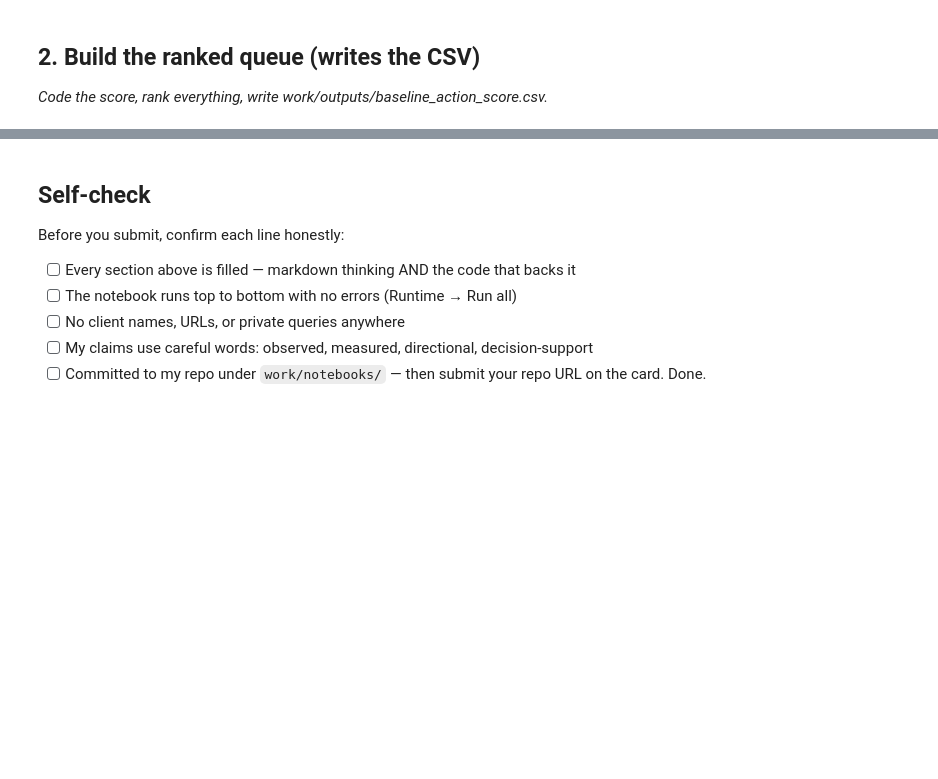
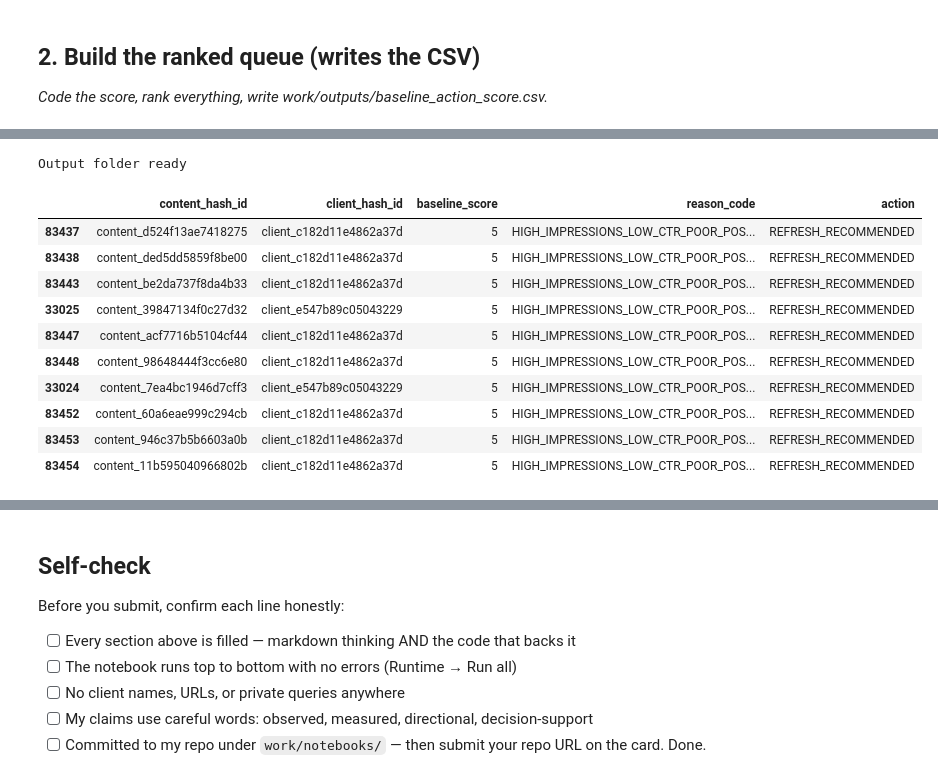
Before and after one commit to GauriKale1328/flyrank-assignment, a Jupyter notebook: work/notebooks/w04_baseline_score.ipynb, the cells around one changed output, grey strips where cells are left out. Saved outputs shown, nothing was run; the diff lists cells and outputs as text; code cells hidden in the pictures; blank space fills up the shorter version.

```diff
--- a/work/notebooks/w04_baseline_score.ipynb
+++ b/work/notebooks/w04_baseline_score.ipynb
@@ -26,0 +106,10 @@ This skeleton is yours to fill. Work the sections **in order** — each one has
+# %%
+df = con.execute("""
+SELECT *
+FROM read_parquet(
+'hf://datasets/FlyRank/internship-warehouse/fact_content_daily_performance/month=2026-03/data_0.parquet'
+)
+LIMIT 100000
+""").df()
+
+df.shape
@@ -26,0 +190,46 @@ This skeleton is yours to fill. Work the sections **in order** — each one has
+# %%
+import os
+
+os.makedirs("work/outputs", exist_ok=True)
+
+print("Output folder ready")
+# %% [output]
+Output folder ready
+# %%
+# Rank pages by baseline score
+
+queue = df.sort_values(
+    by="baseline_score",
+    ascending=False
+)
+
+# Select required columns
+baseline_queue = queue[
+    [
+        "content_hash_id",
+        "client_hash_id",
+        "baseline_score",
+        "reason_code",
+        "action"
+    ]
+]
+
+# Write CSV
+baseline_queue.to_csv(
+    "work/outputs/baseline_action_score.csv",
+    index=False
+)
+
+baseline_queue.head(10)
+# %% [output]
+|  | content_hash_id | client_hash_id | baseline_score | reason_code | action |
+| 83437 | content_d524f13ae7418275 | client_c182d11e4862a37d | 5 | HIGH_IMPRESSIONS_LOW_CTR_POOR_POS... | REFRESH_RECOMMENDED |
+| 83438 | content_ded5dd5859f8be00 | client_c182d11e4862a37d | 5 | HIGH_IMPRESSIONS_LOW_CTR_POOR_POS... | REFRESH_RECOMMENDED |
+| 83443 | content_be2da737f8da4b33 | client_c182d11e4862a37d | 5 | HIGH_IMPRESSIONS_LOW_CTR_POOR_POS... | REFRESH_RECOMMENDED |
+| 33025 | content_39847134f0c27d32 | client_e547b89c05043229 | 5 | HIGH_IMPRESSIONS_LOW_CTR_POOR_POS... | REFRESH_RECOMMENDED |
+| 83447 | content_acf7716b5104cf44 | client_c182d11e4862a37d | 5 | HIGH_IMPRESSIONS_LOW_CTR_POOR_POS... | REFRESH_RECOMMENDED |
+| 83448 | content_98648444f3cc6e80 | client_c182d11e4862a37d | 5 | HIGH_IMPRESSIONS_LOW_CTR_POOR_POS... | REFRESH_RECOMMENDED |
+| 33024 | content_7ea4bc1946d7cff3 | client_e547b89c05043229 | 5 | HIGH_IMPRESSIONS_LOW_CTR_POOR_POS... | REFRESH_RECOMMENDED |
+| 83452 | content_60a6eae999c294cb | client_c182d11e4862a37d | 5 | HIGH_IMPRESSIONS_LOW_CTR_POOR_POS... | REFRESH_RECOMMENDED |
+| 83453 | content_946c37b5b6603a0b | client_c182d11e4862a37d | 5 | HIGH_IMPRESSIONS_LOW_CTR_POOR_POS... | REFRESH_RECOMMENDED |
+| 83454 | content_11b595040966802b | client_c182d11e4862a37d | 5 | HIGH_IMPRESSIONS_LOW_CTR_POOR_POS... | REFRESH_RECOMMENDED |
```
Also changed, not shown: parts of 18 cells of this notebook.
